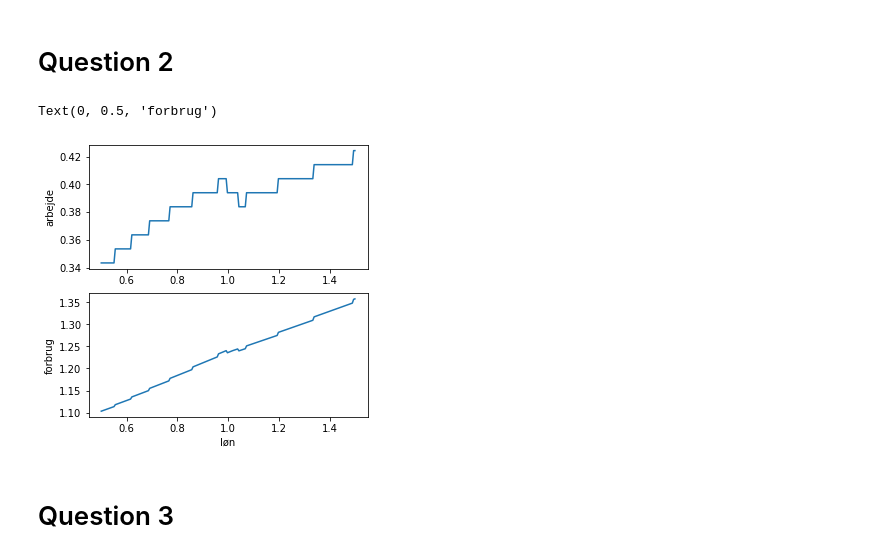
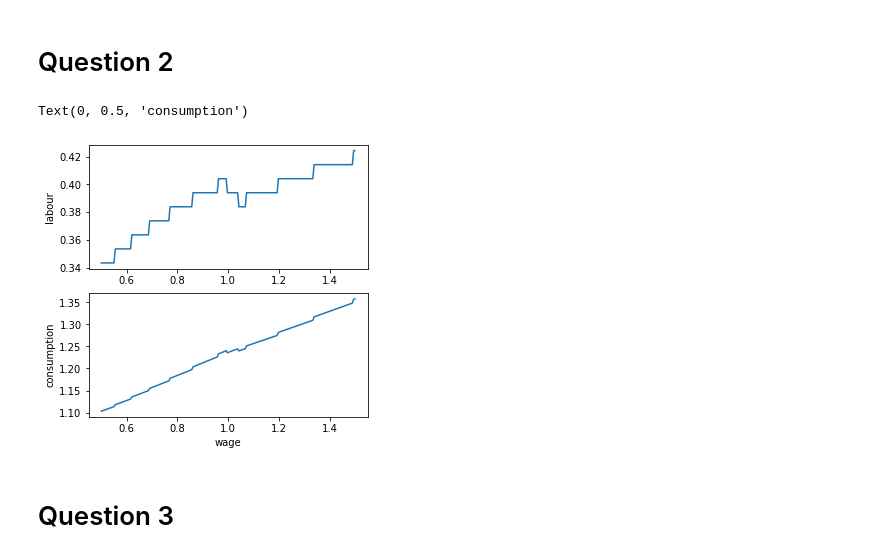
Before and after one commit to NumEconCopenhagen/projects-2020-group-xxv, a Jupyter notebook: inauguralproject/inauguralproject.ipynb, the cells around one changed output. Cells and saved outputs as stored; diff of their text form; code cells hidden in the pictures.

```diff
--- a/inauguralproject/inauguralproject.ipynb
+++ b/inauguralproject/inauguralproject.ipynb
@@ -76,20 +76,20 @@ for i in w_range:
 # %%
 # We create the figure, not much else to say about it
 fig = plt.figure(figsize=(5,5))
 
 # sub figure 1
 ax = fig.add_subplot(2,1,1)
 plt.plot(w_range,l_list)
-ax.set_ylabel("arbejde")
+ax.set_ylabel("labour")
 
 # sub figure 2
 ax = fig.add_subplot(2,1,2)
 ax.plot(w_range, c_list)
-ax.set_xlabel('løn')
-ax.set_ylabel('forbrug')
+ax.set_xlabel('wage')
+ax.set_ylabel('consumption')
 # %% [output]
-Text(0, 0.5, 'forbrug')
+Text(0, 0.5, 'consumption')
-[figure, old version]
+[figure, new version]
 # %% [markdown]
 # Question 3
 # %%
```
Also changed, not shown: parts of 1 cell of this notebook.
